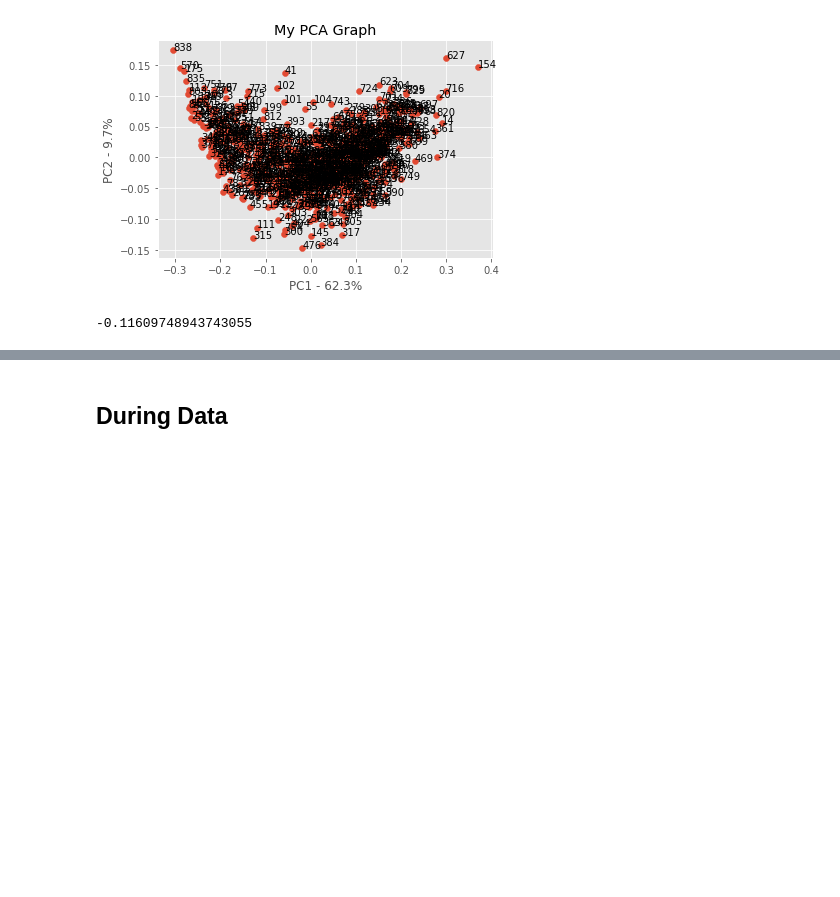
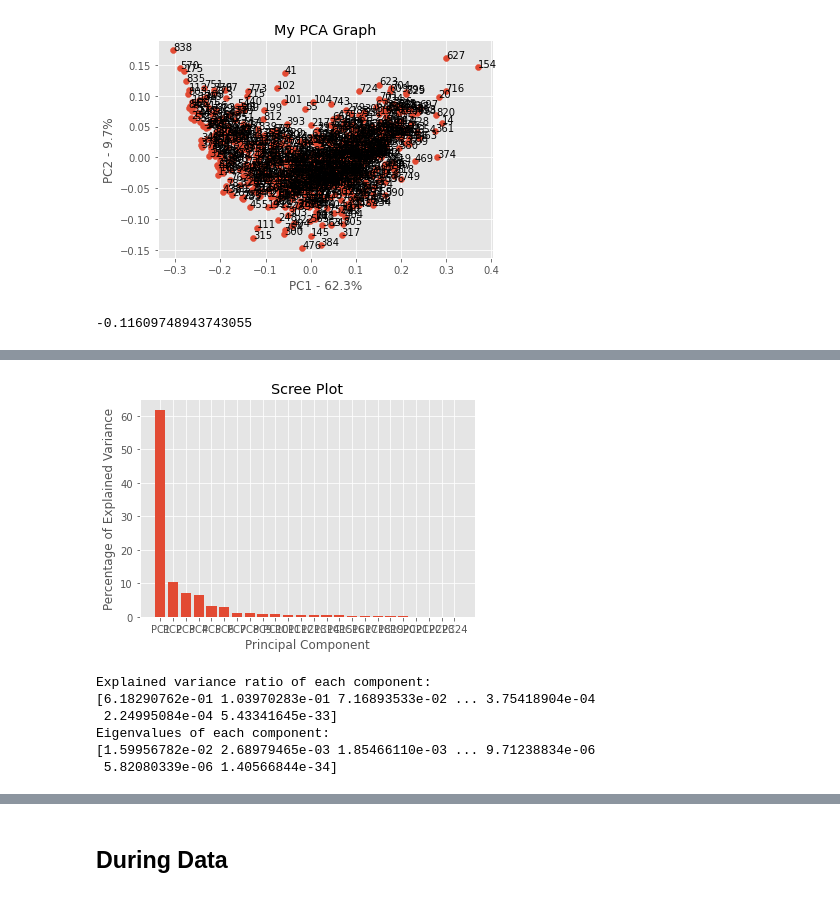
Before and after one commit to ucfnmxu/diss_code, a Jupyter notebook: before-data.ipynb, the cells around one changed output, grey strips where cells are left out. Cells and saved outputs as stored; diff of their text form; code cells hidden in the pictures; blank space fills up the shorter version.

```diff
--- a/before-data.ipynb
+++ b/before-data.ipynb
@@ -354,0 +402,11 @@ pca_df.PC1.loc[sample]
+# %%
+#count number trips by hours
+end_wkday_b1=end_wkday_b.groupby([pd.Grouper(key='EndStation Id'),end_wkday_b['hour']]).size().reset_index(name='count')
+#count all number trips by hour
+#start_wkday_b1['avg_hour'] = start_wkday_b1.groupby('hour')['count'].transform('mean')
+#start_wkday_b1['hour_count'] = start_wkday_b1.groupby('hour')['count'].transform('sum')
+
+#start_wkday_b1['total'] = start_wkday_b1.groupby('hour').agg({'count':'count'})
+end_wkday_b1['avg_daily_total'] = end_wkday_b1.groupby('EndStation Id')['count'].transform('sum')
+print(end_wkday_b1)
+#start_wkday_b1.to_csv('start_wkday_b1.csv')
@@ -354,0 +458,48 @@ pca_df.PC1.loc[sample]
+# %%
+# standardisation of the X. This is essential for PCA.
+import sys
+import numpy
+from sklearn.preprocessing import StandardScaler
+numpy.set_printoptions(threshold=False)
+
+hour = end_wkday_b3.columns.tolist()
+#scaled_data = preprocessing.scale(start_wkday_b3)
+
+#X = StandardScaler().fit_transform(start_wkday_b3)
+#pca = PCA(n_components=24)
+#rand_st_int = 10
+pca = PCA()
+# fit the components
+#pca.fit(X)
+#X_new_components = pca.fit_transform(X)
+
+end_wkday_b3[np.isnan(end_wkday_b3)] = 0
+pca.fit(end_wkday_b3)
+X_new_components = pca.fit_transform(end_wkday_b3)
+pca_data = pca.transform(end_wkday_b3)
+# %%
+import matplotlib.pyplot as plt
+
+per_var = np.round(pca.explained_variance_ratio_* 100, decimals=1)
+labels = ['PC' + str(x) for x in range(1, len(per_var)+1)]
+
+plt.bar(x=range(1,len(per_var)+1), height=per_var, tick_label=labels)
+plt.ylabel('Percentage of Explained Variance')
+plt.xlabel('Principal Component')
+plt.title('Scree Plot')
+plt.show()
+# %% [output]
+[figure, added]
+# %%
+print('Explained variance ratio of each component:')
+print(pca.explained_variance_ratio_)
+
+print('Eigenvalues of each component:')
+print(pca.explained_variance_)
+# %% [output]
+Explained variance ratio of each component:
+[6.18290762e-01 1.03970283e-01 7.16893533e-02 ... 3.75418904e-04
+ 2.24995084e-04 5.43341645e-33]
+Eigenvalues of each component:
+[1.59956782e-02 2.68979465e-03 1.85466110e-03 ... 9.71238834e-06
+ 5.82080339e-06 1.40566844e-34]
```
Also changed, not shown: parts of 13 cells of this notebook.
